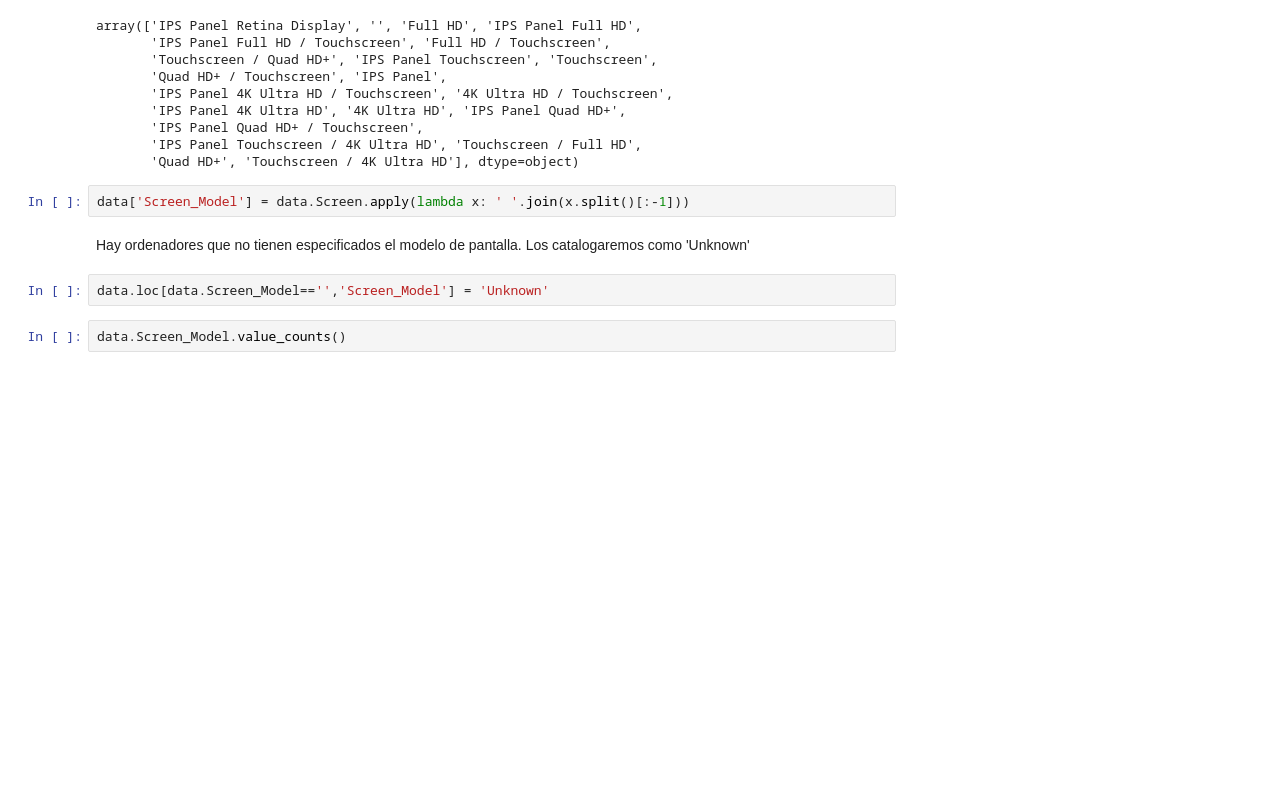
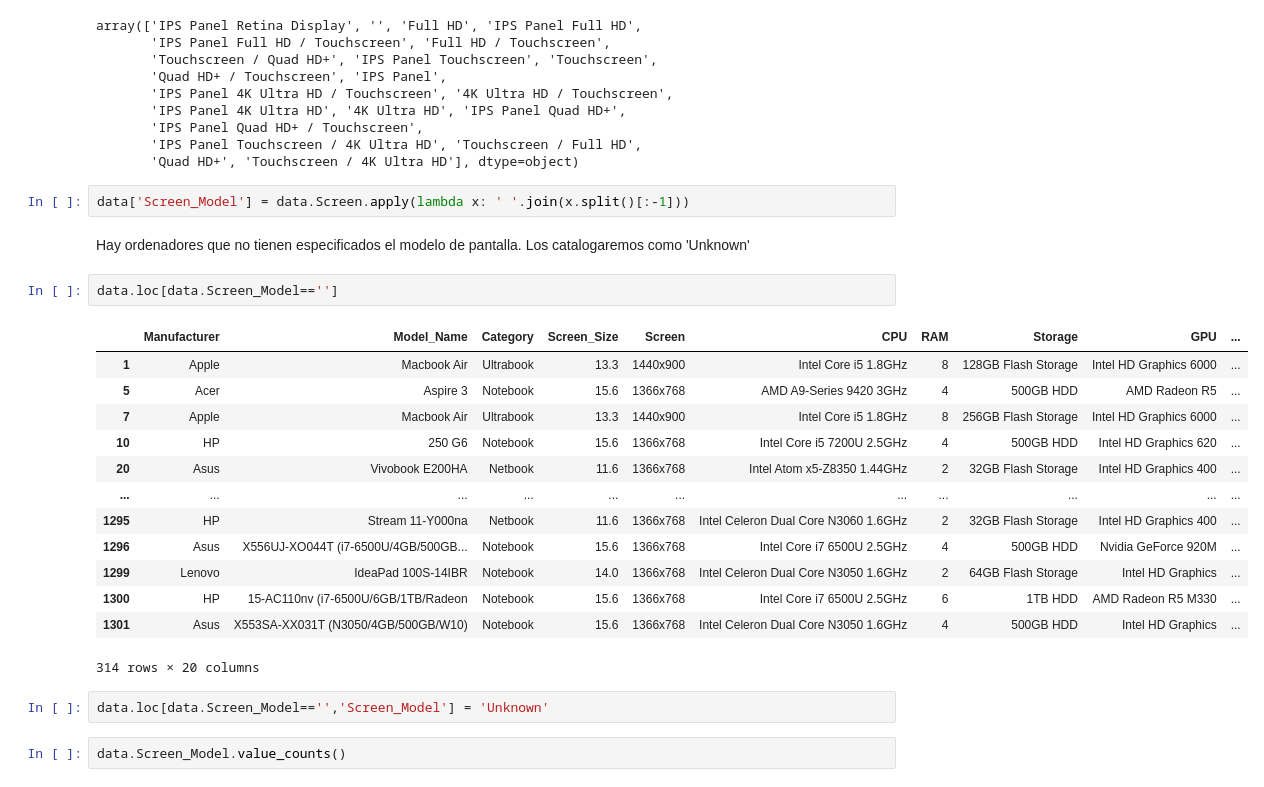
Before and after one commit to gusavato/IRONHACK_Kaggle_competition, a Jupyter notebook: jupyter/EDA.ipynb, the cells around one changed output. Cells and saved outputs as stored; diff of their text form; blank space fills up the shorter version.

```diff
--- a/jupyter/EDA.ipynb
+++ b/jupyter/EDA.ipynb
@@ -541,6 +540,22 @@ array(['IPS Panel Retina Display', '', 'Full HD', 'IPS Panel Full HD',
 data['Screen_Model'] = data.Screen.apply(lambda x: ' '.join(x.split()[:-1]))
 # %% [markdown]
 Hay ordenadores que no tienen especificados el modelo de pantalla. Los catalogaremos como 'Unknown'
+# %%
+data.loc[data.Screen_Model=='']
+# %% [output]
+|  | Manufacturer | Model_Name | Category | Screen_Size | Screen | CPU | RAM | Storage | GPU | ... |
+| 1 | Apple | Macbook Air | Ultrabook | 13.3 | 1440x900 | Intel Core i5 1.8GHz | 8 | 128GB Flash Storage | Intel HD Graphics 6000 | ... |
+| 5 | Acer | Aspire 3 | Notebook | 15.6 | 1366x768 | AMD A9-Series 9420 3GHz | 4 | 500GB HDD | AMD Radeon R5 | ... |
+| 7 | Apple | Macbook Air | Ultrabook | 13.3 | 1440x900 | Intel Core i5 1.8GHz | 8 | 256GB Flash Storage | Intel HD Graphics 6000 | ... |
+| 10 | HP | 250 G6 | Notebook | 15.6 | 1366x768 | Intel Core i5 7200U 2.5GHz | 4 | 500GB HDD | Intel HD Graphics 620 | ... |
+| 20 | Asus | Vivobook E200HA | Netbook | 11.6 | 1366x768 | Intel Atom x5-Z8350 1.44GHz | 2 | 32GB Flash Storage | Intel HD Graphics 400 | ... |
+| ... | ... | ... | ... | ... | ... | ... | ... | ... | ... | ... |
+| 1295 | HP | Stream 11-Y000na | Netbook | 11.6 | 1366x768 | Intel Celeron Dual Core N3060 1.6GHz | 2 | 32GB Flash Storage | Intel HD Graphics 400 | ... |
+| 1296 | Asus | X556UJ-XO044T (i7-6500U/4GB/500GB... | Notebook | 15.6 | 1366x768 | Intel Core i7 6500U 2.5GHz | 4 | 500GB HDD | Nvidia GeForce 920M | ... |
+| 1299 | Lenovo | IdeaPad 100S-14IBR | Notebook | 14.0 | 1366x768 | Intel Celeron Dual Core N3050 1.6GHz | 2 | 64GB Flash Storage | Intel HD Graphics | ... |
+| 1300 | HP | 15-AC110nv (i7-6500U/6GB/1TB/Radeon | Notebook | 15.6 | 1366x768 | Intel Core i7 6500U 2.5GHz | 6 | 1TB HDD | AMD Radeon R5 M330 | ... |
+| 1301 | Asus | X553SA-XX031T (N3050/4GB/500GB/W10) | Notebook | 15.6 | 1366x768 | Intel Celeron Dual Core N3050 1.6GHz | 4 | 500GB HDD | Intel HD Graphics | ... |
+314 rows × 20 columns
 # %%
 data.loc[data.Screen_Model=='','Screen_Model'] = 'Unknown'
 # %%
```
Also changed, not shown: parts of 15 cells of this notebook, 21 other files.
